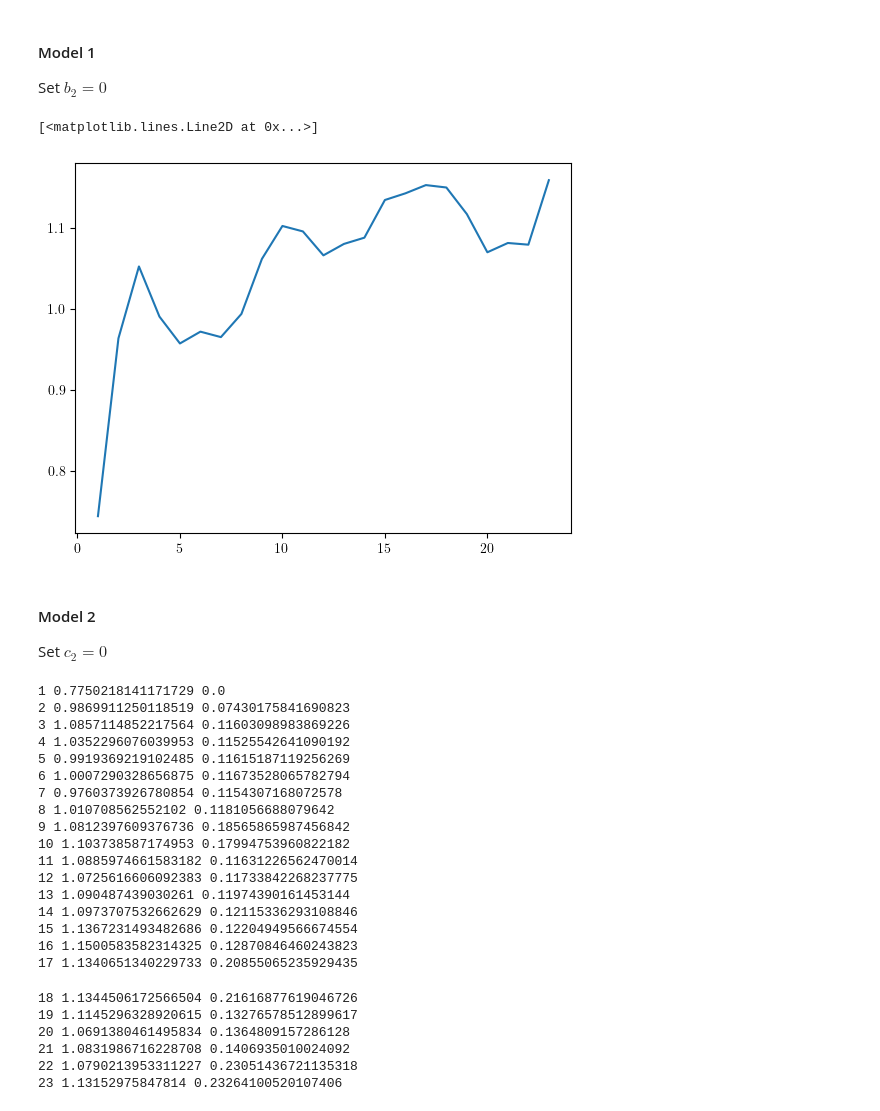
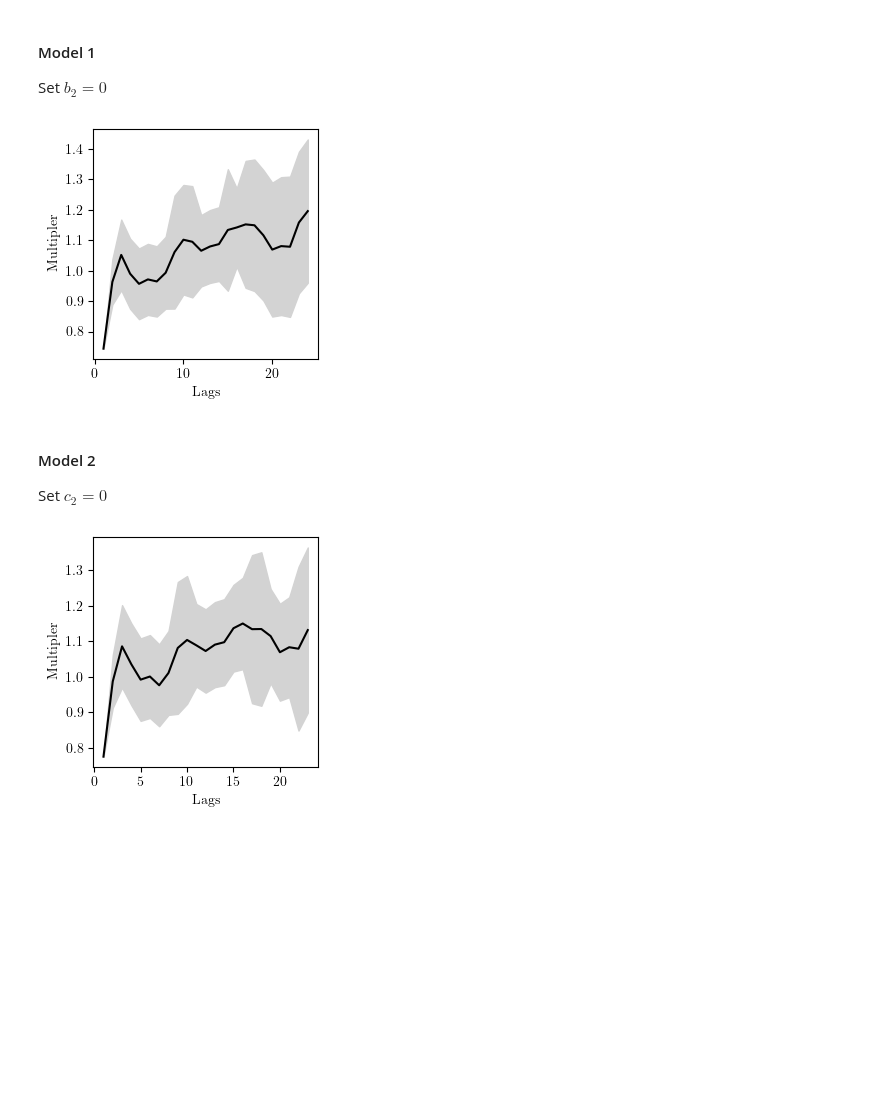
Before and after one commit to GavinEngelstad/SVAR-Fiscal-Multiplier, a Jupyter notebook: notebooks/robustness/different_lags.ipynb, the cells around one changed output. Cells and saved outputs as stored; diff of their text form; code cells hidden in the pictures; blank space fills up the shorter version.

```diff
--- a/notebooks/robustness/different_lags.ipynb
+++ b/notebooks/robustness/different_lags.ipynb
@@ -66,41 +66,58 @@ $B = $ matrix multiplied by error ($\varepsilon$)
 Set $b_2 = 0$
 # %%
 ## config
-ls = np.arange(1, 24)
+ls = np.arange(1, 25)
 A = np.array([[1, 'E', 'E'], [0, 1, 0], [1.7, 0, 1]])
 B = np.array([[1, 0, 0], [0, 1, 0], [0, 'E', 1]])
 T = 25
 i = 2
 
 ## loop over lags, calcualte multiplier
 multipliers = []
 multiplier_errs = []
 for l in ls:
     # calcaute svar
-    svar = sm.tsa.SVAR(df, svar_type='AB', A=A, B=B).fit(maxlags=l, solver='ncg')
+    svar = sm.tsa.SVAR(df, svar_type='AB', A=A, B=B).fit(maxlags=l, solver='newton')
 
     # get the irf
     irf = svar.irf(periods=T)
     g_irf = irf.svar_irfs[:, :, i].T  # irf for a g shock
     g_irf /= g_irf[2, 0]
     g_irf_err = irf.stderr()[:, :, i].T / g_irf[2, 0]  # error band
 
     ## get the multiplier
     idx = np.abs(g_irf[0]).argmax()
     max_gdp_change = g_irf[0, idx]
     max_gdp_stderr = g_irf_err[0, idx]
     multiplier = max_gdp_change * mult  # make comprable units
     multiplier_err = max_gdp_stderr * mult
 
     multipliers.append(multiplier)
-    multiplier_errs.append(multiplier_errs)
+    multiplier_errs.append(multiplier_err)
+multipliers = np.array(multipliers)
+multiplier_errs = np.array(multiplier_errs)
 
 ## plot it
 fig, ax = plt.subplots()
-ax.plot(ls, multipliers)
+fig.set_figwidth(3)
+fig.set_figheight(3)
+ax.set_ylabel('Multipler')
+ax.set_xlabel('Lags')
+
+# plot the data
+ax.fill_between(
+        ls,
+        multipliers - multiplier_errs,
+        multipliers + multiplier_errs,
+        color='lightgray',
+    )
+ax.plot(ls, multipliers, 'k-')
+
+## final things
+fig.tight_layout()
+fig.savefig('paper/figures/b20_lags.pdf')
 # %% [output]
-[<matplotlib.lines.Line2D at 0x...>]
-[figure, old version]
+[figure, new version]
 # %% [markdown]
 #### Model 2
 Set $c_2 = 0$
@@ -113,6 +130,8 @@ T = 25
 i = 2
 
 ## loop over lags, calcualte multiplier
+multipliers = []
+multiplier_errs = []
 for l in ls:
     # calcaute svar
     svar = sm.tsa.SVAR(df, svar_type='AB', A=A, B=B).fit(maxlags=l, solver='ncg')
@@ -130,28 +149,29 @@ for l in ls:
     multiplier = max_gdp_change * mult  # make comprable units
     multiplier_err = max_gdp_stderr * mult
 
-    print(l, multiplier, multiplier_err)
+    multipliers.append(multiplier)
+    multiplier_errs.append(multiplier_err)
+multipliers = np.array(multipliers)
+multiplier_errs = np.array(multiplier_errs)
+
+## plot it
+fig, ax = plt.subplots()
+fig.set_figwidth(3)
+fig.set_figheight(3)
+ax.set_ylabel('Multipler')
+ax.set_xlabel('Lags')
+
+# plot the data
+ax.fill_between(
+        ls,
+        multipliers - multiplier_errs,
+        multipliers + multiplier_errs,
+        color='lightgray',
+    )
+ax.plot(ls, multipliers, 'k-')
+
+## final things
+fig.tight_layout()
+fig.savefig('paper/figures/c20_lags.pdf')
 # %% [output]
-1 0.7750218141171729 0.0
-2 0.9869911250118519 0.07430175841690823
-3 1.0857114852217564 0.11603098983869226
-4 1.0352296076039953 0.11525542641090192
-5 0.9919369219102485 0.11615187119256269
-6 1.0007290328656875 0.11673528065782794
-7 0.9760373926780854 0.1154307168072578
-8 1.010708562552102 0.1181056688079642
-9 1.0812397609376736 0.18565865987456842
-10 1.103738587174953 0.17994753960822182
-11 1.0885974661583182 0.11631226562470014
-12 1.0725616606092383 0.11733842268237775
-13 1.090487439030261 0.11974390161453144
-14 1.0973707532662629 0.12115336293108846
-15 1.1367231493482686 0.12204949566674554
-16 1.1500583582314325 0.12870846460243823
-17 1.1340651340229733 0.20855065235929435
-18 1.1344506172566504 0.21616877619046726
-19 1.1145296328920615 0.13276578512899617
-20 1.0691380461495834 0.1364809157286128
-21 1.0831986716228708 0.1406935010024092
-22 1.0790213953311227 0.23051436721135318
-23 1.13152975847814 0.23264100520107406
+[figure, added]
```
Also changed, not shown: 10 other files.
